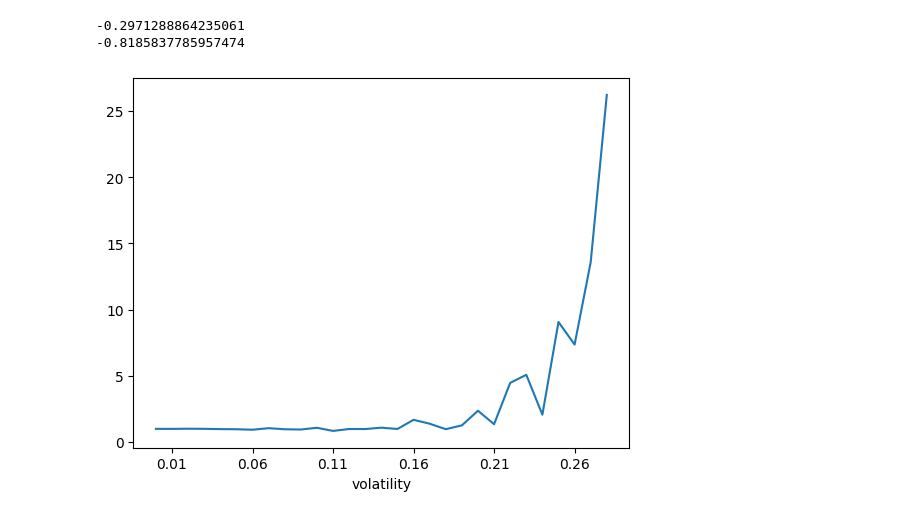
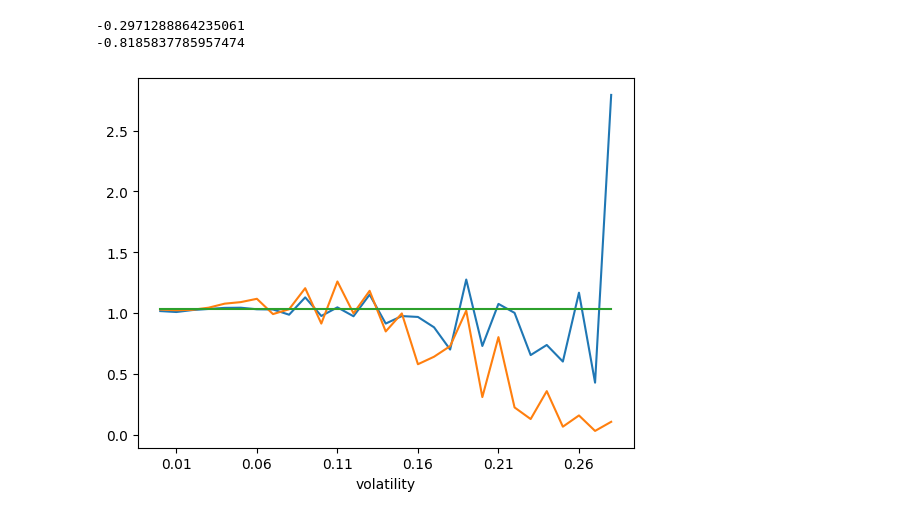
Before and after one commit to Sy-Sang/finance_utils, a Jupyter notebook: finance_utils/asset/spot/nb/nb5.ipynb, the cells around one changed output. Saved outputs shown, nothing was run; the diff lists cells and outputs as text; code cells hidden in the pictures.

```diff
--- a/finance_utils/asset/spot/nb/nb5.ipynb
+++ b/finance_utils/asset/spot/nb/nb5.ipynb
@@ -257,15 +257,18 @@ for i,v in enumerate(EasyFloat.frange(0.01,0.3,0.01)):
     sharp_bdca.append(b)
 # %%
 # pyplot.plot(mean_spot)
-data = numpy.array(mean_bdca) / numpy.array(mean_spot)
+data = numpy.array(mean_bdca)
 pyplot.plot(
     data
 )
-# pyplot.plot([1.03] * 29)
+pyplot.plot(
+    mean_spot
+)
+pyplot.plot([1.03] * 29)
 pyplot.xticks(range(1,30,5), EasyFloat.frange(0.01,0.3,0.05))
 pyplot.xlabel("volatility")
 pyplot.show()
 # pyplot.plot(sharp_bdca)
 # pyplot.show()
 # %% [output]
-[figure, old version]
+[figure, new version]
```
